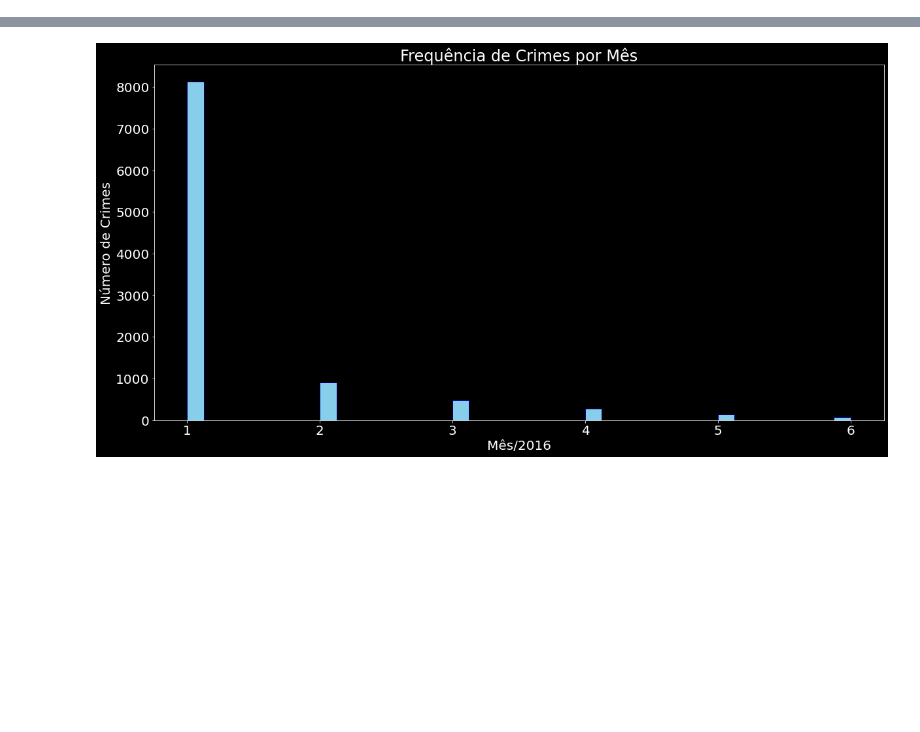
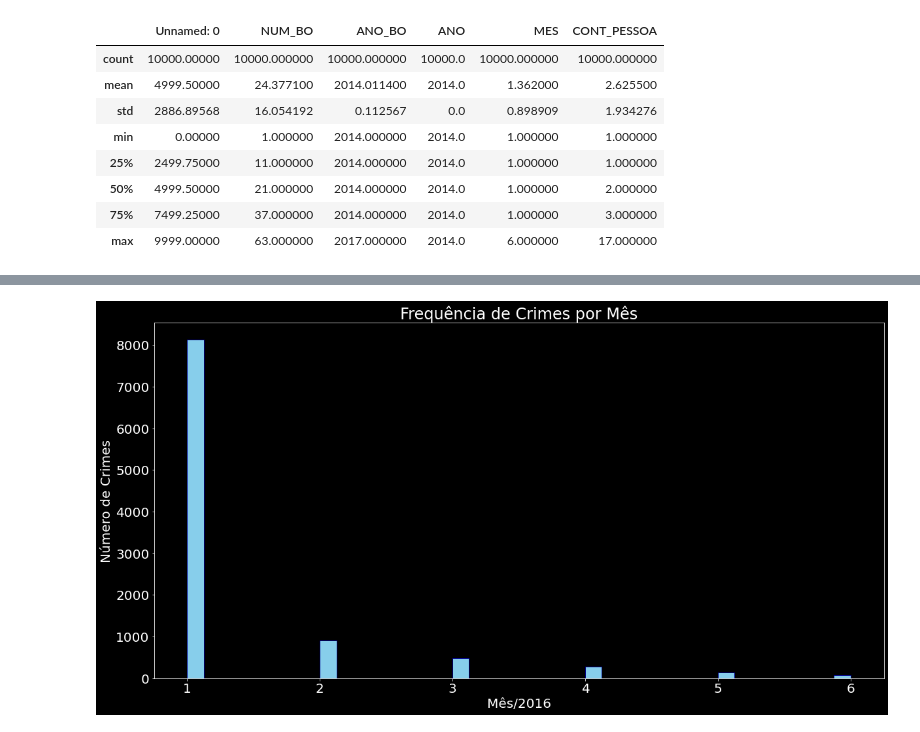
Before and after one commit to debora28/pi-2020.2, a Jupyter notebook: 07_12_Crime_E2.ipynb, the cells around one changed output, grey strips where cells are left out. Cells and saved outputs as stored; diff of their text form; code cells hidden in the pictures; blank space fills up the shorter version.

```diff
--- a/07_12_Crime_E2.ipynb
+++ b/07_12_Crime_E2.ipynb
@@ -404,0 +390,12 @@ delito = data2["RUBRICA"]
+# %%
+data.describe()
+# %% [output]
+|  | Unnamed: 0 | NUM_BO | ANO_BO | ANO | MES | CONT_PESSOA |
+| count | 10000.00000 | 10000.000000 | 10000.000000 | 10000.0 | 10000.000000 | 10000.000000 |
+| mean | 4999.50000 | 24.377100 | 2014.011400 | 2014.0 | 1.362000 | 2.625500 |
+| std | 2886.89568 | 16.054192 | 0.112567 | 0.0 | 0.898909 | 1.934276 |
+| min | 0.00000 | 1.000000 | 2014.000000 | 2014.0 | 1.000000 | 1.000000 |
+| 25% | 2499.75000 | 11.000000 | 2014.000000 | 2014.0 | 1.000000 | 1.000000 |
+| 50% | 4999.50000 | 21.000000 | 2014.000000 | 2014.0 | 1.000000 | 2.000000 |
+| 75% | 7499.25000 | 37.000000 | 2014.000000 | 2014.0 | 1.000000 | 3.000000 |
+| max | 9999.00000 | 63.000000 | 2017.000000 | 2014.0 | 6.000000 | 17.000000 |
```
Also changed, not shown: parts of 87 cells of this notebook.
